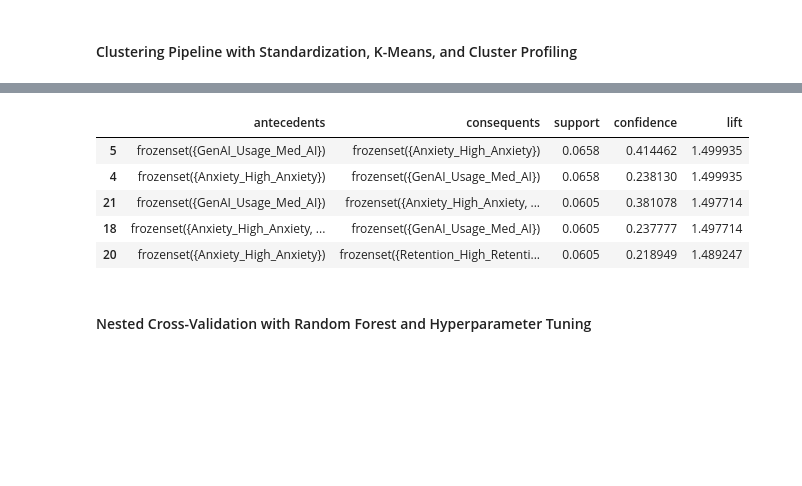
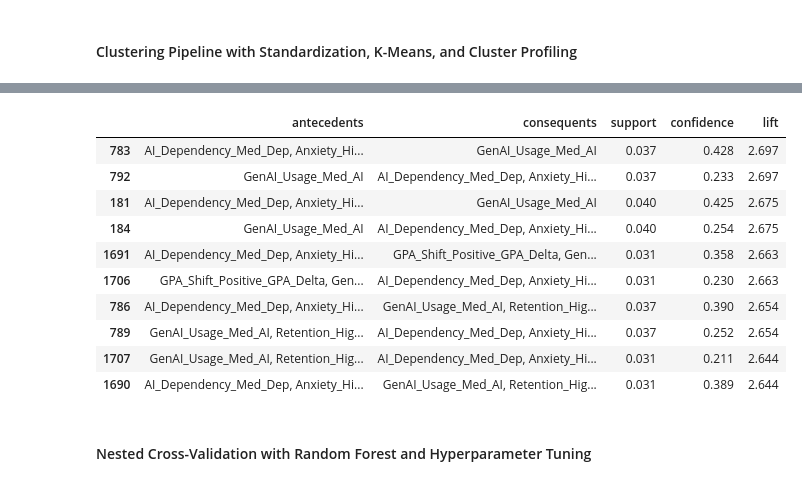
Before and after one commit to ceciliamuniz/dm_final_project, a Jupyter notebook: eda.ipynb, the cells around one changed output, grey strips where cells are left out. Saved outputs shown, nothing was run; the diff lists cells and outputs as text; code cells hidden in the pictures; blank space fills up the shorter version.

```diff
--- a/eda.ipynb
+++ b/eda.ipynb
@@ -353,51 +444,83 @@ Top Discovered Association Rules:
 # %%
-# Cell 5: Frequent Pattern Mining using Apriori (Adjusted Thresholds)
-from mlxtend.frequent_patterns import apriori, association_rules
+# Create a clean working copy for association rule mining
+assoc_cols = [
+    "Weekly_GenAI_Hours",
+    "Traditional_Study_Hours",
+    "Perceived_AI_Dependency",
+    "Anxiety_Level_During_Exams",
+    "Skill_Retention_Score",
+    "GPA_Delta",
+]
+df_assoc = df_fe[assoc_cols].dropna().copy()
 
-# 1. Create a working copy for association rules
-df_assoc = df[num_cols].copy()
-
-# 2. Discretize features using pd.cut
+# Discretize continuous variables into interpretable categories
 df_assoc["GenAI_Usage"] = pd.cut(
     df_assoc["Weekly_GenAI_Hours"],
     bins=3,
-    labels=["Low_AI", "Med_AI", "High_AI"]
+    labels=["Low_AI", "Med_AI", "High_AI"],
+)
+
+df_assoc["Study_Time"] = pd.cut(
+    df_assoc["Traditional_Study_Hours"],
+    bins=3,
+    labels=["Low_Study", "Med_Study", "High_Study"],
+)
+
+df_assoc["AI_Dependency"] = pd.cut(
+    df_assoc["Perceived_AI_Dependency"],
+    bins=3,
+    labels=["Low_Dep", "Med_Dep", "High_Dep"],
 )
 
 df_assoc["Anxiety"] = pd.cut(
     df_assoc["Anxiety_Level_During_Exams"],
     bins=2,
-    labels=["Low_Anxiety", "High_Anxiety"]
+    labels=["Low_Anxiety", "High_Anxiety"],
 )
 
 df_assoc["Retention"] = pd.cut(
     df_assoc["Skill_Retention_Score"],
     bins=2,
-    labels=["Low_Retention", "High_Retention"]
+    labels=["Low_Retention", "High_Retention"],
 )
 
-# 3. One-hot encode into boolean columns
-basket = pd.get_dummies(
-    df_assoc[["GenAI_Usage", "Anxiety", "Retention"]],
-    dtype=bool
+df_assoc["GPA_Shift"] = pd.cut(
+    df_assoc["GPA_Delta"],
+    bins=[-float("inf"), 0.0, float("inf")],
+    labels=["NonPositive_GPA_Delta", "Positive_GPA_Delta"],
 )
 
-# 4. LOWERED THRESHOLDS: min_support=0.03 (3%), min_threshold=1.0
+# Convert categorical bins into boolean one-hot columns for Apriori
+basket = pd.get_dummies(
+    df_assoc[["GenAI_Usage", "Anxiety", "Retention", "GPA_Shift", "Study_Time", "AI_Dependency"]],
+    dtype=bool,
+)
+
+# Mine frequent itemsets and rules with lift > 1.0 (positive association)
 frequent_itemsets = apriori(basket, min_support=0.03, use_colnames=True)
 rules = association_rules(
-    frequent_itemsets, metric="lift", min_threshold=1.0
+    frequent_itemsets,
+    metric="lift",
+    min_threshold=1.0,
 )
 
 print(f"Total Association Rules Found: {len(rules)}")
 
 if len(rules) > 0:
-    print("\nTop Discovered Association Rules:")
+    rules_display = rules.copy()
+    rules_display["antecedents"] = rules_display["antecedents"].apply(
+        lambda s: ", ".join(sorted(s))
+    )
+    rules_display["consequents"] = rules_display["consequents"].apply(
+        lambda s: ", ".join(sorted(s))
+    )
+
+    top_rules = rules_display.sort_values(by="lift", ascending=False).head(10)
+    print("\nTop Association Rules (Sorted by Lift):")
     display(
-        rules[["antecedents", "consequents", "support", "confidence", "lift"]]
-        .sort_values(by="lift", ascending=False)
-        .head()
+        top_rules[["antecedents", "consequents", "support", "confidence", "lift"]].round(3)
     )
 else:
-    print("Still 0 rules? Let's check your frequent itemsets table:")
-    display(frequent_itemsets)
+    print("\nNo rules above threshold. Frequent itemsets:")
+    display(frequent_itemsets.sort_values(by="support", ascending=False))
 # %% [output]
@@ -407,9 +530,14 @@ Top Discovered Association Rules:
 |  | antecedents | consequents | support | confidence | lift |
-| 5 | frozenset({GenAI_Usage_Med_AI}) | frozenset({Anxiety_High_Anxiety}) | 0.0658 | 0.414462 | 1.499935 |
-| 4 | frozenset({Anxiety_High_Anxiety}) | frozenset({GenAI_Usage_Med_AI}) | 0.0658 | 0.238130 | 1.499935 |
-| 21 | frozenset({GenAI_Usage_Med_AI}) | frozenset({Anxiety_High_Anxiety, ... | 0.0605 | 0.381078 | 1.497714 |
-| 18 | frozenset({Anxiety_High_Anxiety, ... | frozenset({GenAI_Usage_Med_AI}) | 0.0605 | 0.237777 | 1.497714 |
-| 20 | frozenset({Anxiety_High_Anxiety}) | frozenset({Retention_High_Retenti... | 0.0605 | 0.218949 | 1.489247 |
+| 783 | AI_Dependency_Med_Dep, Anxiety_Hi... | GenAI_Usage_Med_AI | 0.037 | 0.428 | 2.697 |
+| 792 | GenAI_Usage_Med_AI | AI_Dependency_Med_Dep, Anxiety_Hi... | 0.037 | 0.233 | 2.697 |
+| 181 | AI_Dependency_Med_Dep, Anxiety_Hi... | GenAI_Usage_Med_AI | 0.040 | 0.425 | 2.675 |
+| 184 | GenAI_Usage_Med_AI | AI_Dependency_Med_Dep, Anxiety_Hi... | 0.040 | 0.254 | 2.675 |
+| 1691 | AI_Dependency_Med_Dep, Anxiety_Hi... | GPA_Shift_Positive_GPA_Delta, Gen... | 0.031 | 0.358 | 2.663 |
+| 1706 | GPA_Shift_Positive_GPA_Delta, Gen... | AI_Dependency_Med_Dep, Anxiety_Hi... | 0.031 | 0.230 | 2.663 |
+| 786 | AI_Dependency_Med_Dep, Anxiety_Hi... | GenAI_Usage_Med_AI, Retention_Hig... | 0.037 | 0.390 | 2.654 |
+| 789 | GenAI_Usage_Med_AI, Retention_Hig... | AI_Dependency_Med_Dep, Anxiety_Hi... | 0.037 | 0.252 | 2.654 |
+| 1707 | GenAI_Usage_Med_AI, Retention_Hig... | AI_Dependency_Med_Dep, Anxiety_Hi... | 0.031 | 0.211 | 2.644 |
+| 1690 | AI_Dependency_Med_Dep, Anxiety_Hi... | GenAI_Usage_Med_AI, Retention_Hig... | 0.031 | 0.389 | 2.644 |
 # %% [markdown]
 #### Nested Cross-Validation with Random Forest and Hyperparameter Tuning
 # %%
```
Also changed, not shown: parts of 18 cells of this notebook, 9 other files.
